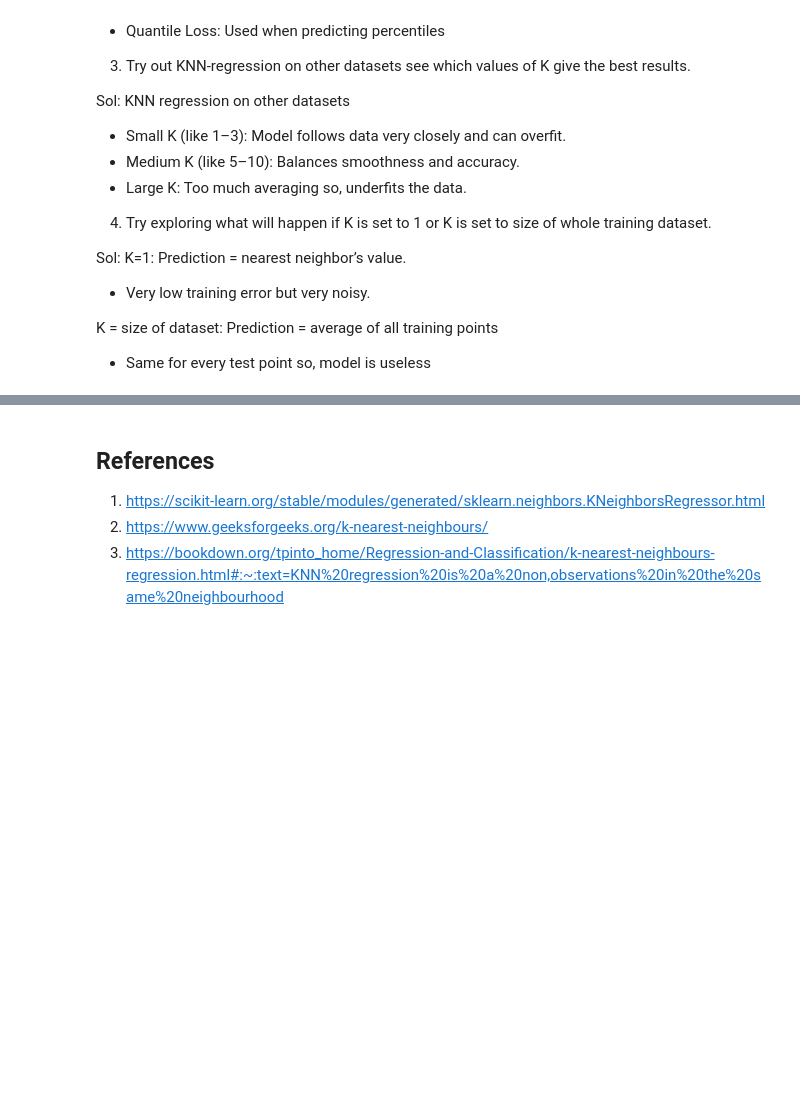
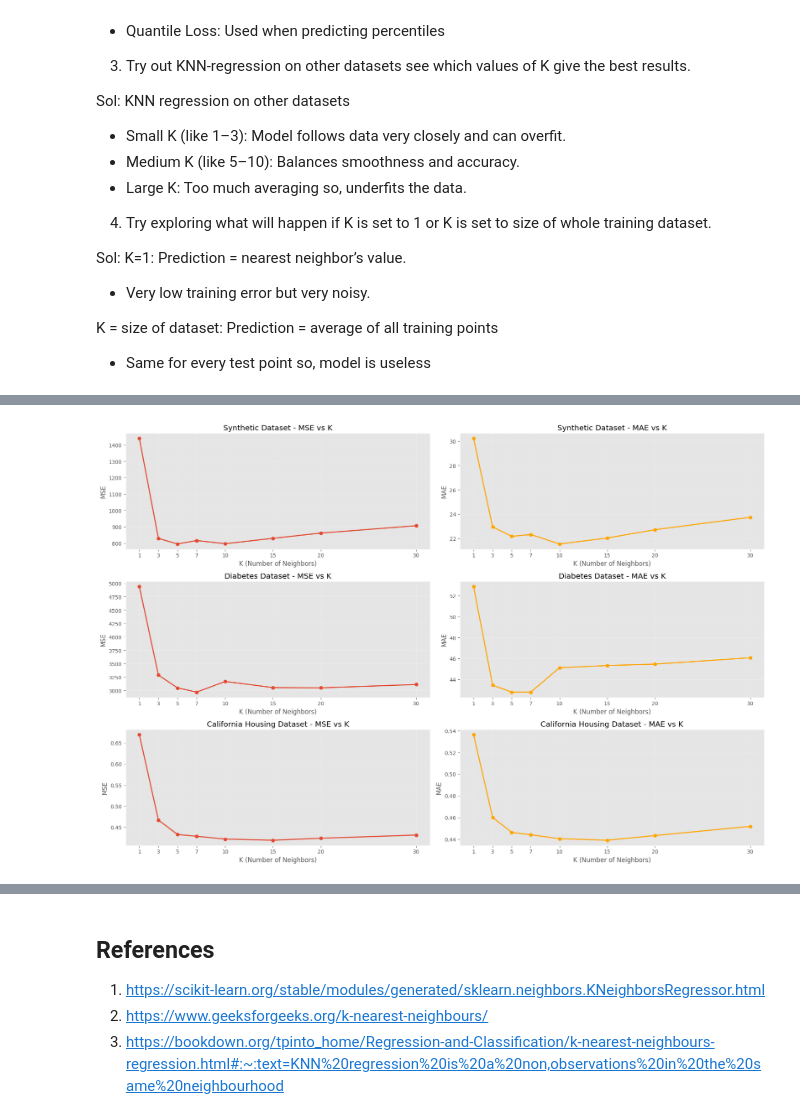
Before and after one commit to SaiGuruInukurthi/iHub_AIML_2025, a Jupyter notebook: Mod5_Lab2_Loss_Functions.ipynb, the cells around one changed output, grey strips where cells are left out. Cells and saved outputs as stored; diff of their text form; code cells hidden in the pictures; blank space fills up the shorter version.

```diff
--- a/Mod5_Lab2_Loss_Functions.ipynb
+++ b/Mod5_Lab2_Loss_Functions.ipynb
@@ -276,0 +448,89 @@ K = size of dataset: Prediction = average of all training points
+# %%
+# Test KNN on multiple datasets with different K values
+from sklearn.neighbors import KNeighborsRegressor
+from sklearn.datasets import load_diabetes
+import warnings
+warnings.filterwarnings('ignore')
+
+# Load different datasets
+datasets = []
+
+# Dataset 1: Synthetic regression data (already created)
+datasets.append(("Synthetic", X_train_scaled, X_test_scaled, y_train_reg, y_test_reg))
+
+# Dataset 2: Diabetes dataset
+diabetes = load_diabetes()
+X_diab_train, X_diab_test, y_diab_train, y_diab_test = train_test_split(
+    diabetes.data, diabetes.target, test_size=0.2, random_state=42)
+scaler_diab = StandardScaler()
+X_diab_train_scaled = scaler_diab.fit_transform(X_diab_train)
+X_diab_test_scaled = scaler_diab.transform(X_diab_test)
+datasets.append(("Diabetes", X_diab_train_scaled, X_diab_test_scaled, y_diab_train, y_diab_test))
+
+# Dataset 3: California housing dataset
+from sklearn.datasets import fetch_california_housing
+california = fetch_california_housing()
+X_cal_train, X_cal_test, y_cal_train, y_cal_test = train_test_split(
+    california.data, california.target, test_size=0.2, random_state=42)
+scaler_cal = StandardScaler()
+X_cal_train_scaled = scaler_cal.fit_transform(X_cal_train)
+X_cal_test_scaled = scaler_cal.transform(X_cal_test)
+datasets.append(("California Housing", X_cal_train_scaled, X_cal_test_scaled, y_cal_train, y_cal_test))
+
+# Test different K values
+k_values = [1, 3, 5, 7, 10, 15, 20, 30]
+results = {}
+
+for dataset_name, X_train, X_test, y_train, y_test in datasets:
+    results[dataset_name] = {'k_values': k_values, 'mse': [], 'mae': []}
+
+    for k in k_values:
+        knn = KNeighborsRegressor(n_neighbors=k)
+        knn.fit(X_train, y_train)
+        y_pred = knn.predict(X_test)
+
+        mse = mean_squared_error(y_test, y_pred)
+        mae = mean_absolute_error(y_test, y_pred)
+
+        results[dataset_name]['mse'].append(mse)
+        results[dataset_name]['mae'].append(mae)
+
+# Plot results
+plt.figure(figsize=(18, 12))
+
+for i, dataset_name in enumerate(results.keys()):
+    # MSE plot
+    plt.subplot(3, 2, i*2 + 1)
+    plt.plot(k_values, results[dataset_name]['mse'], 'o-', linewidth=2, markersize=6)
+    plt.xlabel('K (Number of Neighbors)')
+    plt.ylabel('MSE')
+    plt.title(f'{dataset_name} Dataset - MSE vs K')
+    plt.grid(True, alpha=0.3)
+    plt.xticks(k_values)
+
+    # MAE plot
+    plt.subplot(3, 2, i*2 + 2)
+    plt.plot(k_values, results[dataset_name]['mae'], 'o-', color='orange', linewidth=2, markersize=6)
+    plt.xlabel('K (Number of Neighbors)')
+    plt.ylabel('MAE')
+    plt.title(f'{dataset_name} Dataset - MAE vs K')
+    plt.grid(True, alpha=0.3)
+    plt.xticks(k_values)
+
+plt.tight_layout()
+plt.show()
+
+# Find optimal K for each dataset
+print("Optimal K values:")
+for dataset_name in results.keys():
+    mse_values = results[dataset_name]['mse']
+    mae_values = results[dataset_name]['mae']
+
+    optimal_k_mse = k_values[np.argmin(mse_values)]
+    optimal_k_mae = k_values[np.argmin(mae_values)]
+
+    print(f"{dataset_name}:")
+    print(f"  Optimal K (MSE): {optimal_k_mse} (MSE: {min(mse_values):.4f})")
+    print(f"  Optimal K (MAE): {optimal_k_mae} (MAE: {min(mae_values):.4f})")
+# %% [output]
+[figure, added]
```
Also changed, not shown: parts of 11 cells of this notebook, 6 other files.
